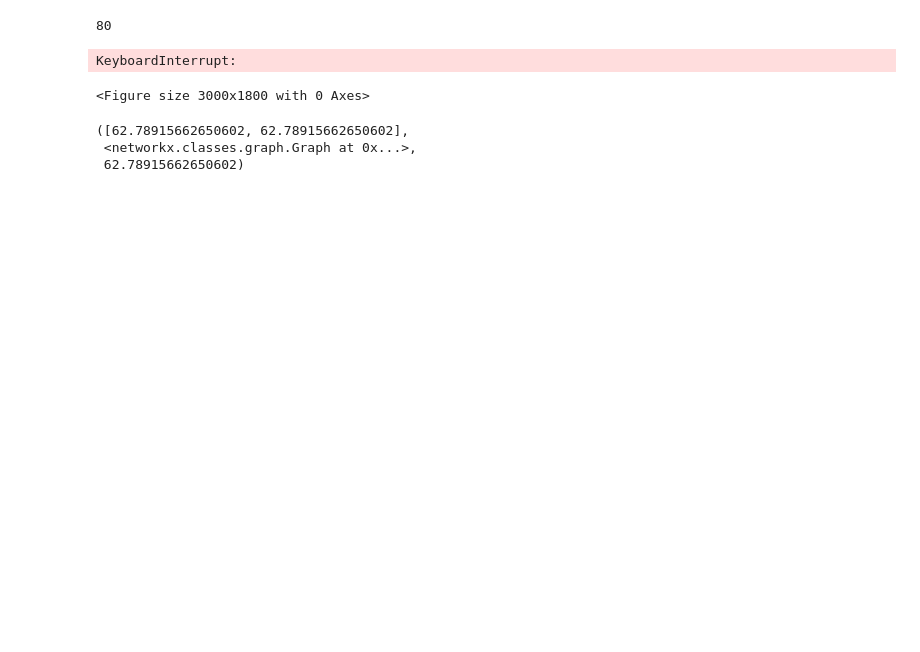
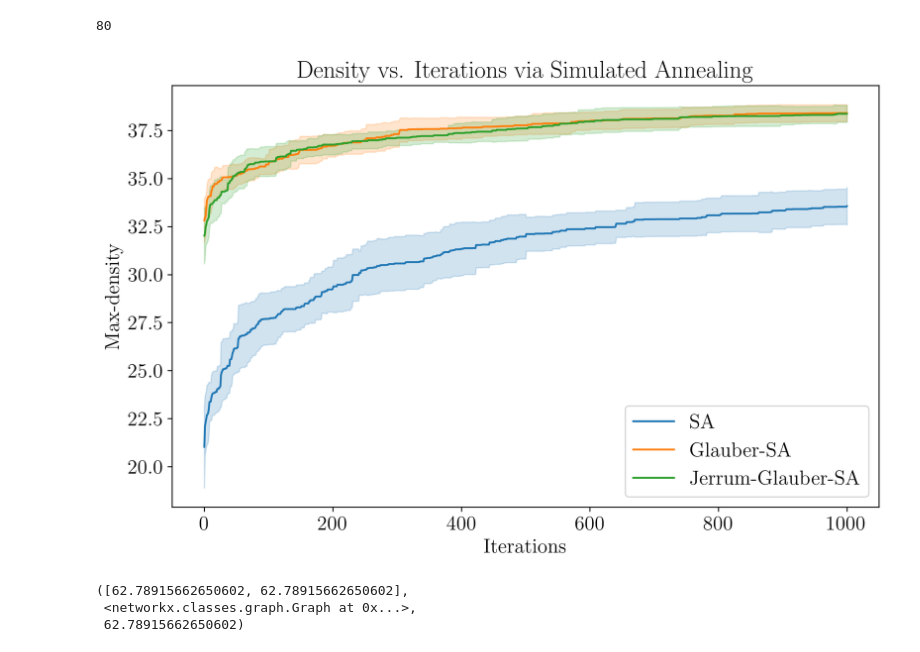
Before and after one commit to Qubit-Fernand/GBS-MCMC, a Jupyter notebook: G2_density.ipynb, the cells around one changed output. Drawn from its saved outputs; the diff is of its cells as text; code cells hidden in the pictures; blank space fills up the shorter version.

```diff
--- a/G2_density.ipynb
+++ b/G2_density.ipynb
@@ -117,7 +119,7 @@ max_density_list = np.zeros((10, iteration+1))
 for i in tqdm(range(10)):
     max_density_list[i], best_subgraph, best_density = simulated_annealing(G, k, iteration, t_initial)
 
-np.save(f"./Data/G2/SA_density_list.npy", max_density_list)
+np.save(f"./temp/SA_density_list.npy", max_density_list)
 mean_density_values = np.mean(max_density_list, axis=0)
 std_density_values = np.std(max_density_list, axis=0)
 
@@ -127,37 +129,36 @@ plt.fill_between(range(iteration+1), mean_density_values - std_density_values, m
 # Finding the 80-node subgraph with the maximum density using Glauber Simulated Annealing
 glauber_max_density_list = np.zeros((10, iteration+1))
 for i in tqdm(range(10)):
     glauber_max_density_list[i], glauber_best_subgraph, glauber_best_density = glauber_simulated_annealing(G, k, c, iteration, mixing_time, t_initial)
 
-np.save(f"./Data/G2/Glauber_SA_density_list.npy", glauber_max_density_list)
+np.save(f"./temp/glauber_SA_density_list.npy", glauber_max_density_list)
 mean_glauber_density_values = np.mean(glauber_max_density_list, axis=0)
 std_glauber_density_values = np.std(glauber_max_density_list, axis=0)
 
 plt.plot(mean_glauber_density_values, label="Glauber-SA", color='C1')
 plt.fill_between(range(iteration+1), mean_glauber_density_values - std_glauber_density_values, mean_glauber_density_values + std_glauber_density_values, color = 'C1', alpha=0.2)
 
 # Finding the 80-node subgraph with the maximum density using Jerrum Glauber Simulated Annealing
 jerrum_glauber_max_density_list = np.zeros((10, iteration+1))
 for i in tqdm(range(10)):
     jerrum_glauber_max_density_list[i], jerrum_glauber_best_subgraph, jerrum_glauber_best_density = jerrum_glauber_simulated_annealing(G, k, c, iteration, mixing_time, t_initial)
 
-np.save(f"./Data/G2/jerrum_glauber_SA_density_list.npy", jerrum_glauber_max_density_list)
+np.save(f"./temp/jerrum_glauber_SA_density_list.npy", jerrum_glauber_max_density_list)
 mean_jerrum_glauber_density_values = np.mean(jerrum_glauber_max_density_list, axis=0)
 std_jerrum_glauber_density_values = np.std(jerrum_glauber_max_density_list, axis=0)
 
 plt.plot(mean_jerrum_glauber_density_values, label="Jerrum-Glauber-SA", color='C2')
 plt.fill_between(range(iteration+1), mean_jerrum_glauber_density_values - std_jerrum_glauber_density_values, mean_jerrum_glauber_density_values + std_jerrum_glauber_density_values, color = 'C2', alpha=0.2)
 
 
 plt.xlabel("Iterations")
 plt.ylabel("Max-density")
 plt.title("Density vs. Iterations via Simulated Annealing")
 plt.legend(loc = 'best')
 plt.savefig("./Archive/Figure/density_simulated_annealing.pdf")
 plt.show()
 # %% [output]
-KeyboardInterrupt:
-<Figure size 3000x1800 with 0 Axes>
+[figure, added]
 # %%
 glauber_simulated_annealing(G, k, c, 1, mixing_time, t_initial)
 # %% [output]
```
Also changed, not shown: parts of 2 cells of this notebook, 13 other files.
